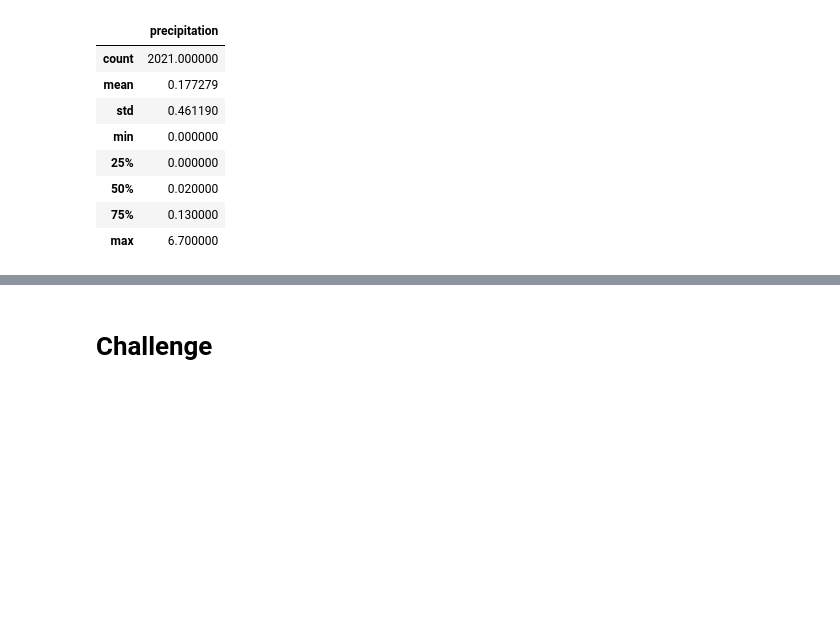
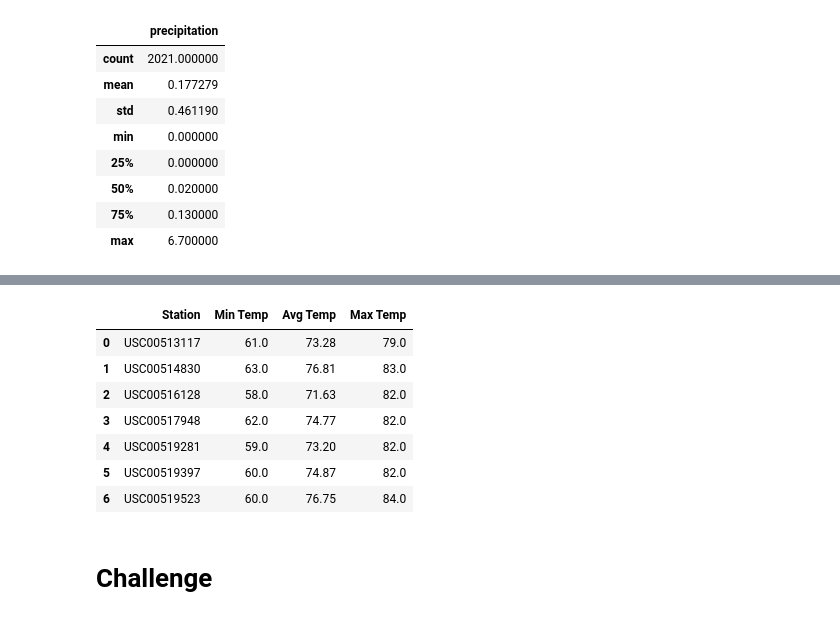
Before and after one commit to rgoldsberry/surfs-up, a Jupyter notebook: climate_analysis.ipynb, the cells around one changed output, grey strips where cells are left out. Saved outputs shown, nothing was run; the diff lists cells and outputs as text; code cells hidden in the pictures; blank space fills up the shorter version.

```diff
--- a/climate_analysis.ipynb
+++ b/climate_analysis.ipynb
@@ -88,5 +120,27 @@ df.describe()
 # %%
 # Write a function called `calc_temps` that will accept start date and end date in the format '%Y-%m-%d'
 # and return the minimum, average, and maximum temperatures for that range of dates
+
+def calc_temps(start_date, end_date):
+
+    #get min, max, and avg temp by station
+    temps = session.query(Measurement.station, func.min(Measurement.tobs), func.round(func.avg(Measurement.tobs), 2), func.max(Measurement.tobs)) \
+        .group_by(Measurement.station) \
+        .filter((Measurement.date >= start_date) & (Measurement.date <= end_date)).all()
+
+    temps_df = pd.DataFrame(temps, columns=['Station', 'Min Temp', 'Avg Temp', 'Max Temp'])
+
+    return (temps_df)
+# %%
+calc_temps('2016-05-15', '2017-05-15')
+# %% [output]
+|  | Station | Min Temp | Avg Temp | Max Temp |
+| 0 | USC00513117 | 61.0 | 73.28 | 79.0 |
+| 1 | USC00514830 | 63.0 | 76.81 | 83.0 |
+| 2 | USC00516128 | 58.0 | 71.63 | 82.0 |
+| 3 | USC00517948 | 62.0 | 74.77 | 82.0 |
+| 4 | USC00519281 | 59.0 | 73.20 | 82.0 |
+| 5 | USC00519397 | 60.0 | 74.87 | 82.0 |
+| 6 | USC00519523 | 60.0 | 76.75 | 84.0 |
 # %% [markdown]
 # Challenge
```
Also changed, not shown: parts of 4 cells of this notebook, 1 other file.
